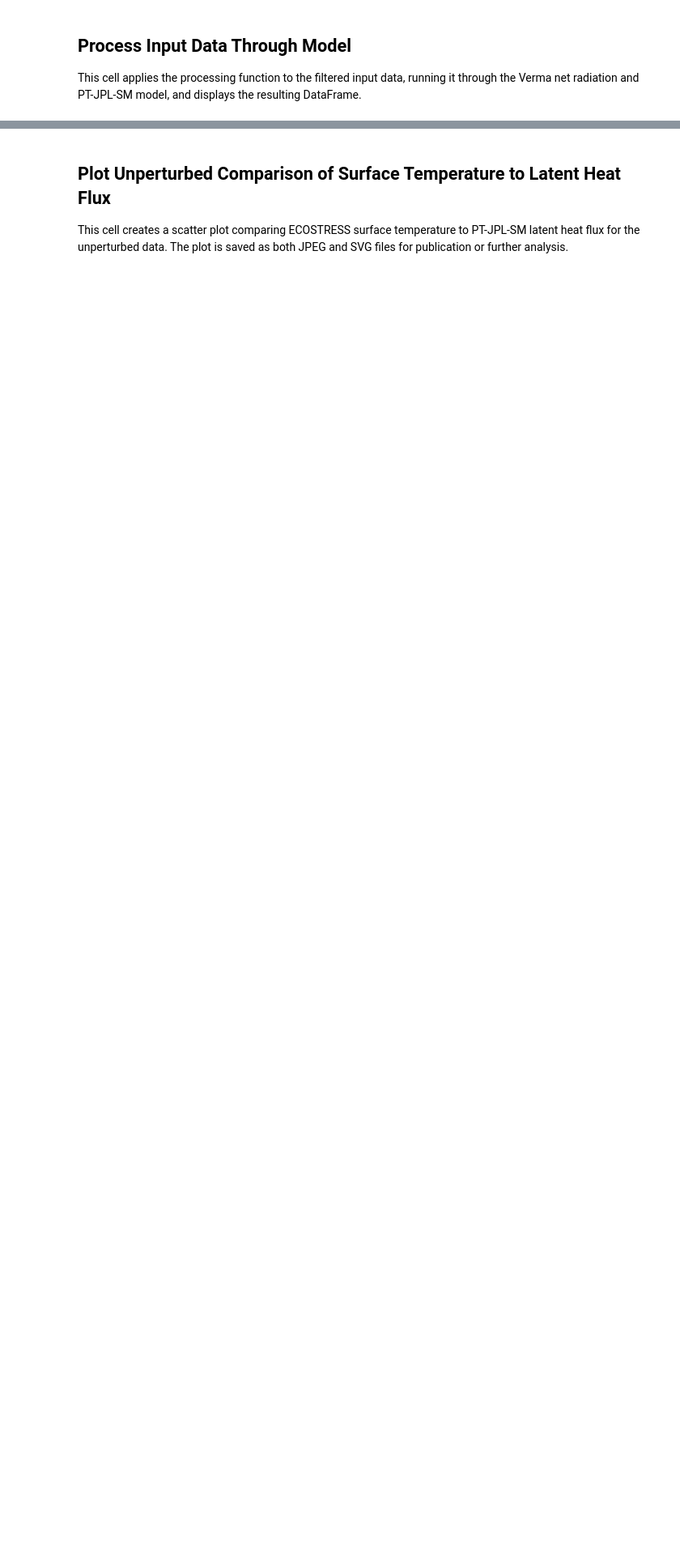
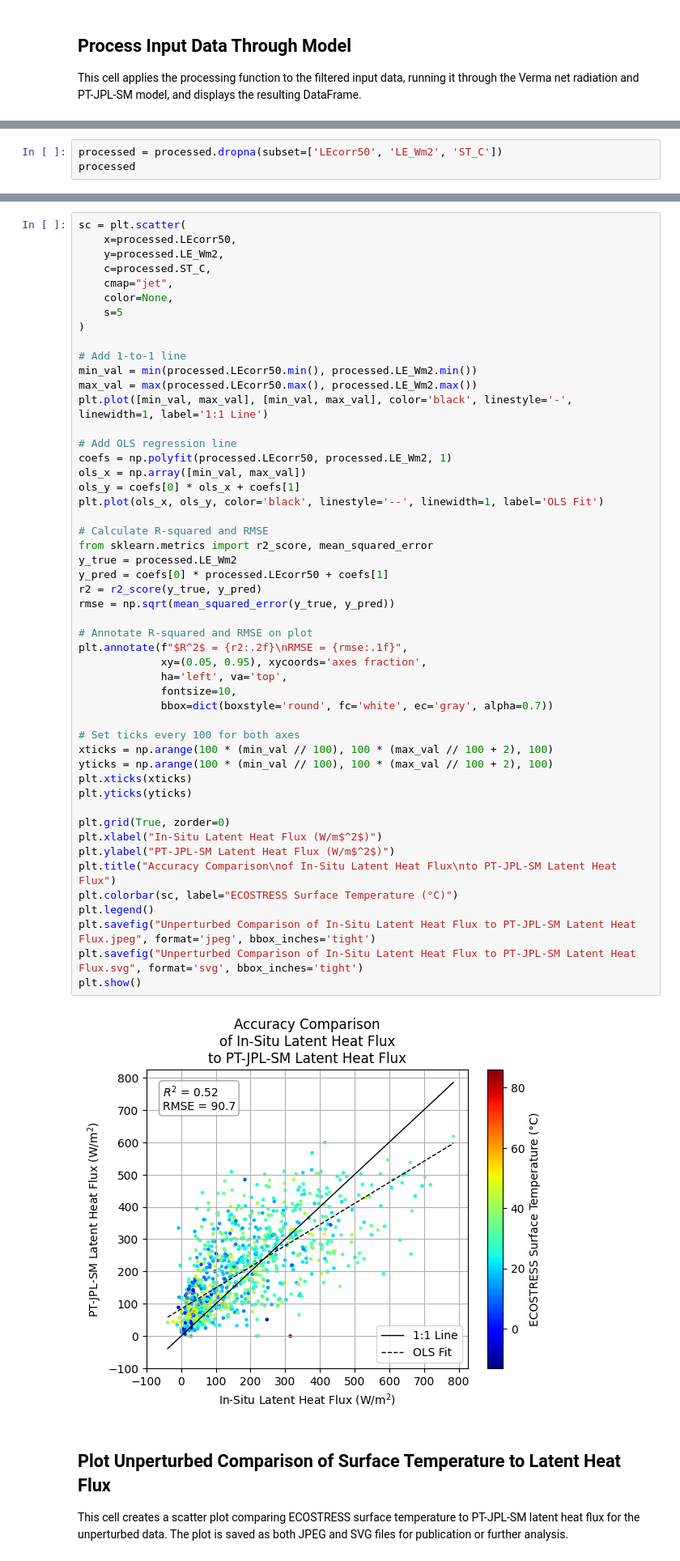
Before and after one commit to gregory-halverson-jpl/PT-JPL-SM, a Jupyter notebook: notebooks/PTJPLSM Sensitivity with ECOv002 Cal-Val.ipynb, the cells around one changed output, grey strips where cells are left out. Shown at 81% size. Saved outputs shown, nothing was run; the diff lists cells and outputs as text; blank space fills up the shorter version.

Commit message:
sensitivity presentation figures

```diff
--- a/notebooks/PTJPLSM Sensitivity with ECOv002 Cal-Val.ipynb
+++ b/notebooks/PTJPLSM Sensitivity with ECOv002 Cal-Val.ipynb
@@ -109,0 +110,3 @@ processed
+# %%
+processed = processed.dropna(subset=['LEcorr50', 'LE_Wm2', 'ST_C'])
+processed
@@ -110,3 +129,55 @@ processed
+# %%
+sc = plt.scatter(
+    x=processed.LEcorr50,
+    y=processed.LE_Wm2,
+    c=processed.ST_C,
+    cmap="jet",
+    color=None,
+    s=5
+)
+
+# Add 1-to-1 line
+min_val = min(processed.LEcorr50.min(), processed.LE_Wm2.min())
+max_val = max(processed.LEcorr50.max(), processed.LE_Wm2.max())
+plt.plot([min_val, max_val], [min_val, max_val], color='black', linestyle='-', linewidth=1, label='1:1 Line')
+
+# Add OLS regression line
+coefs = np.polyfit(processed.LEcorr50, processed.LE_Wm2, 1)
+ols_x = np.array([min_val, max_val])
+ols_y = coefs[0] * ols_x + coefs[1]
+plt.plot(ols_x, ols_y, color='black', linestyle='--', linewidth=1, label='OLS Fit')
+
+# Calculate R-squared and RMSE
+from sklearn.metrics import r2_score, mean_squared_error
+y_true = processed.LE_Wm2
+y_pred = coefs[0] * processed.LEcorr50 + coefs[1]
+r2 = r2_score(y_true, y_pred)
+rmse = np.sqrt(mean_squared_error(y_true, y_pred))
+
+# Annotate R-squared and RMSE on plot
+plt.annotate(f"$R^2$ = {r2:.2f}\nRMSE = {rmse:.1f}",
+             xy=(0.05, 0.95), xycoords='axes fraction',
+             ha='left', va='top',
+             fontsize=10,
+             bbox=dict(boxstyle='round', fc='white', ec='gray', alpha=0.7))
+
+# Set ticks every 100 for both axes
+xticks = np.arange(100 * (min_val // 100), 100 * (max_val // 100 + 2), 100)
+yticks = np.arange(100 * (min_val // 100), 100 * (max_val // 100 + 2), 100)
+plt.xticks(xticks)
+plt.yticks(yticks)
+
+plt.grid(True, zorder=0)
+plt.xlabel("In-Situ Latent Heat Flux (W/m$^2$)")
+plt.ylabel("PT-JPL-SM Latent Heat Flux (W/m$^2$)")
+plt.title("Accuracy Comparison\nof In-Situ Latent Heat Flux\nto PT-JPL-SM Latent Heat Flux")
+plt.colorbar(sc, label="ECOSTRESS Surface Temperature (°C)")
+plt.legend()
+plt.savefig("Unperturbed Comparison of In-Situ Latent Heat Flux to PT-JPL-SM Latent Heat Flux.jpeg", format='jpeg', bbox_inches='tight')
+plt.savefig("Unperturbed Comparison of In-Situ Latent Heat Flux to PT-JPL-SM Latent Heat Flux.svg", format='svg', bbox_inches='tight')
+plt.show()
+# %% [output]
+[figure, added]
 # %% [markdown]
 ## Plot Unperturbed Comparison of Surface Temperature to Latent Heat Flux
 
```
Also changed, not shown: parts of 12 cells of this notebook, 9 other files.
